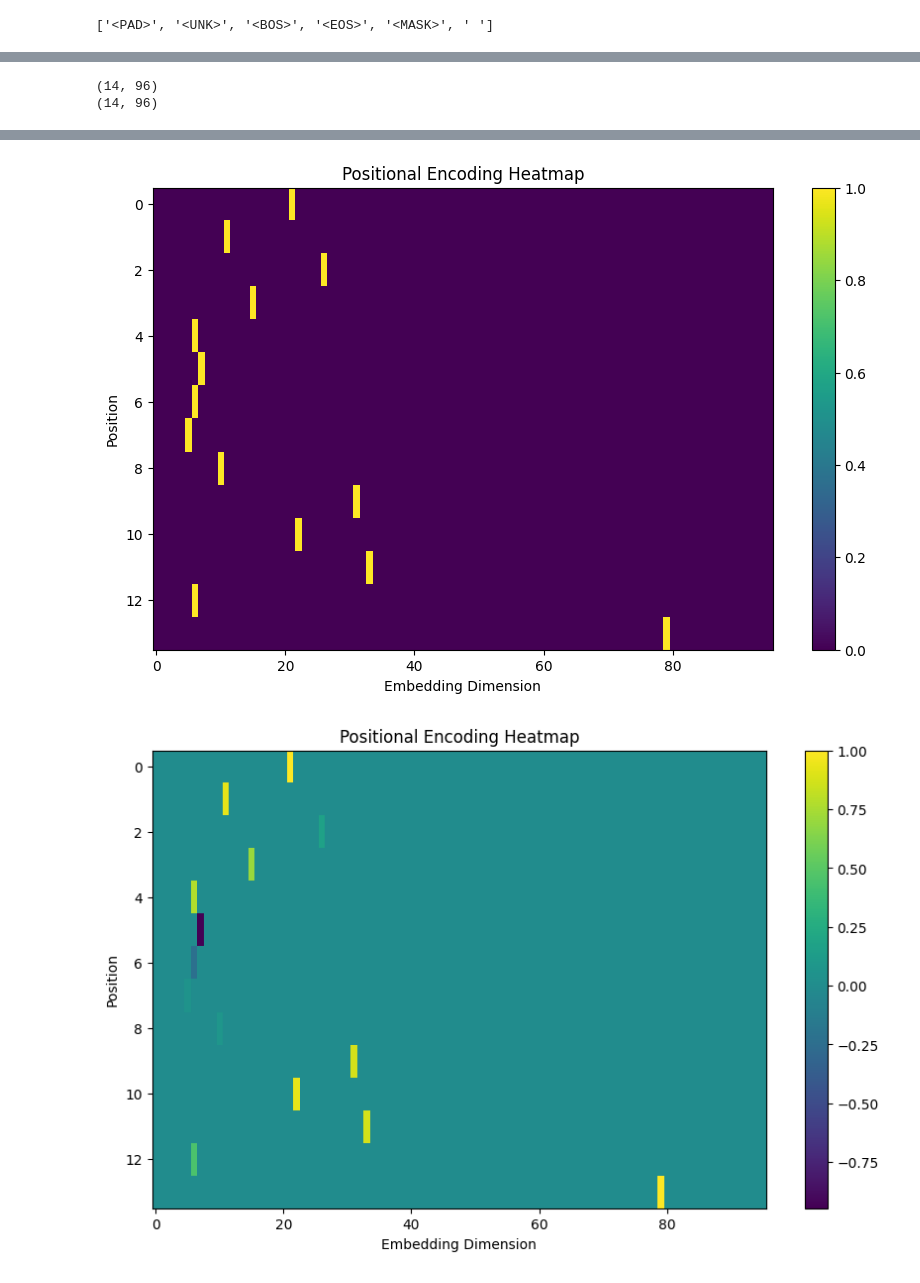
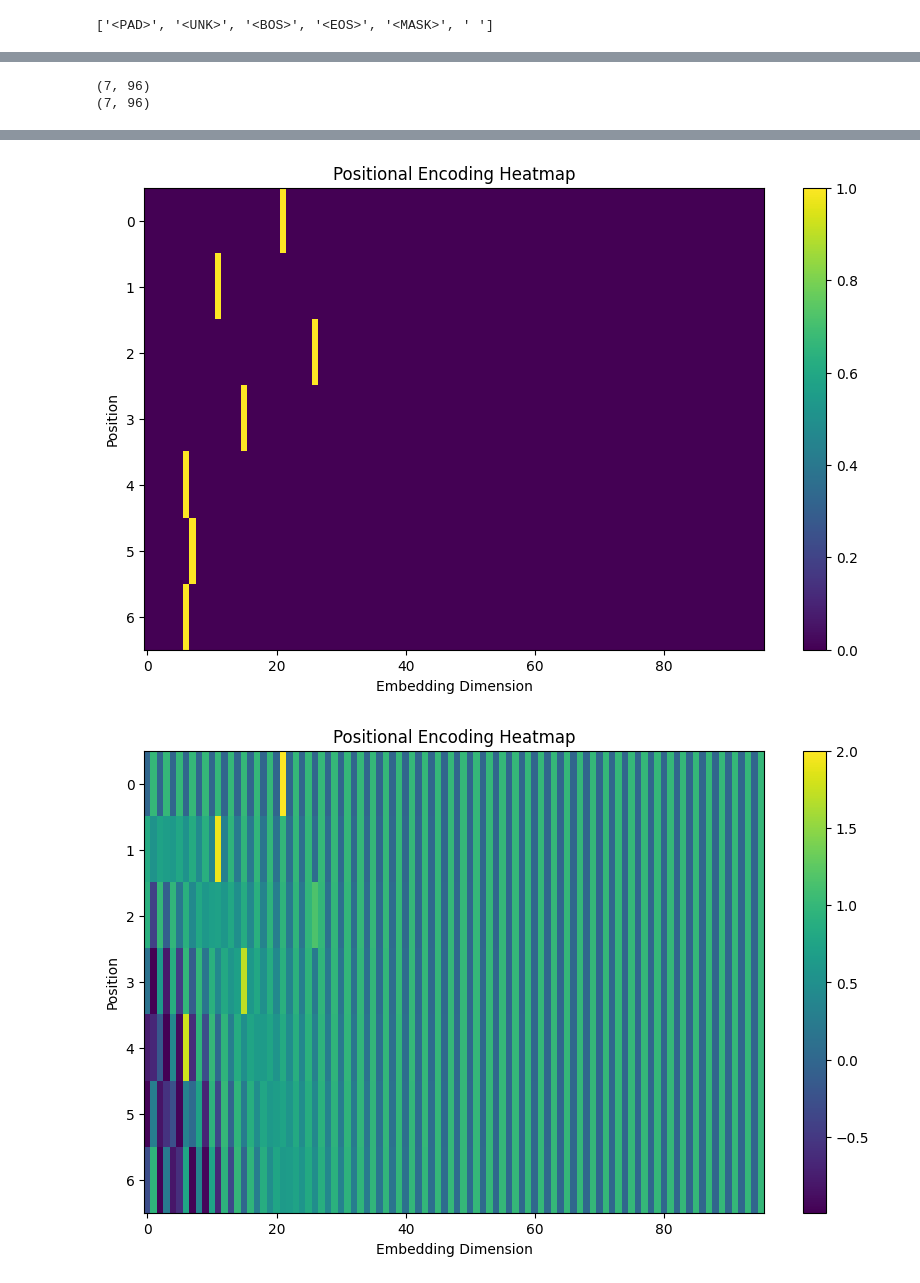
Before and after one commit to 55selcukozdemir/turkish-llm-example, a Jupyter notebook: notes/11 - Prof. Dr. BURCU CAN BUĞLALILAR .ipynb, the cells around one changed output, grey strips where cells are left out. Saved outputs shown, nothing was run; the diff lists cells and outputs as text; code cells hidden in the pictures.

```diff
--- a/notes/11 - Prof. Dr. BURCU CAN BUĞLALILAR .ipynb
+++ b/notes/11 - Prof. Dr. BURCU CAN BUĞLALILAR .ipynb
@@ -64,7 +75,7 @@ def one_hot_encode(text):
 
     return result
 # %%
-text = "merhaba dünya!"
+text = "merhaba"
 print(len(text))
 encoded = one_hot_encode(text)
 
@@ -105,7 +116,7 @@ def positional_encoding_matrix(seq_len, d_model):
     """
     Tüm positional encoding matrisini oluşturur
     """
-    PE = np.zeros((seq_len, d_model))
+    PE = np.ones((seq_len, d_model))
 
 
     for pos in range(seq_len):
@@ -154,7 +165,7 @@ def main():
     print(encoded.shape)
     plot_positional_encoding(pe)
 
-    pe = pe * encoded
+    pe = pe + encoded
 
     plot_positional_encoding(encoded)
     plot_positional_encoding(pe)
@@ -163,5 +174,5 @@ def main():
 if __name__ == "__main__":
     main()
 # %% [output]
-(14, 96)
-(14, 96)
+(7, 96)
+(7, 96)
@@ -169,2 +180,2 @@ if __name__ == "__main__":
-[figure, old version]
+[figure, new version]
-[figure, old version]
+[figure, new version]
```
Also changed, not shown: parts of 4 cells of this notebook, 10 other files.
